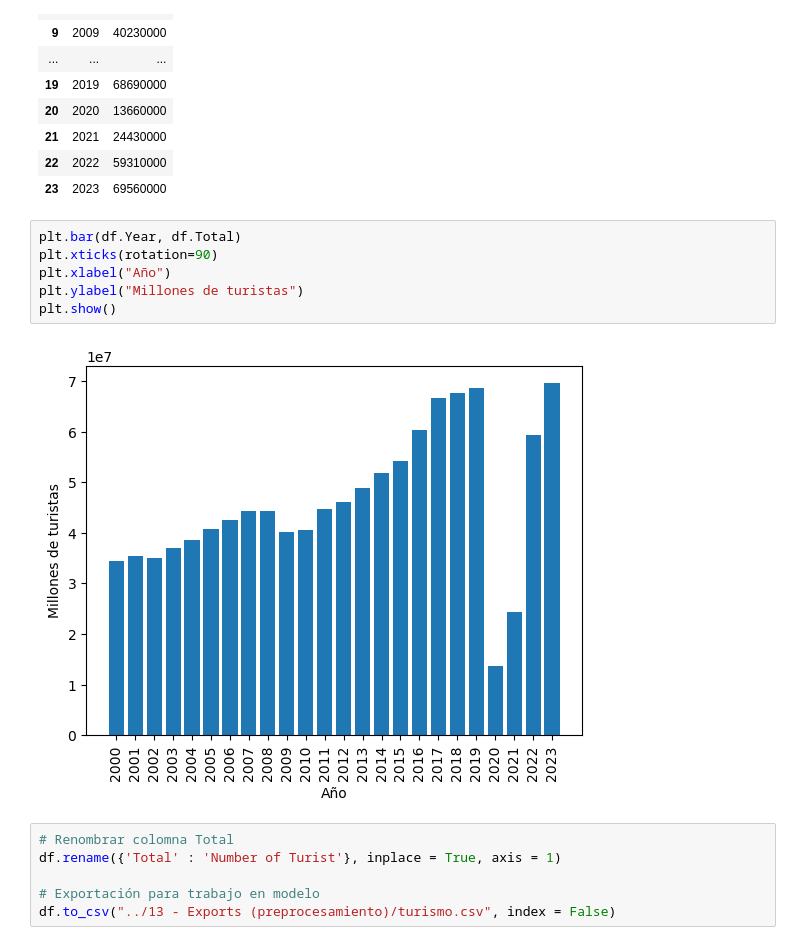
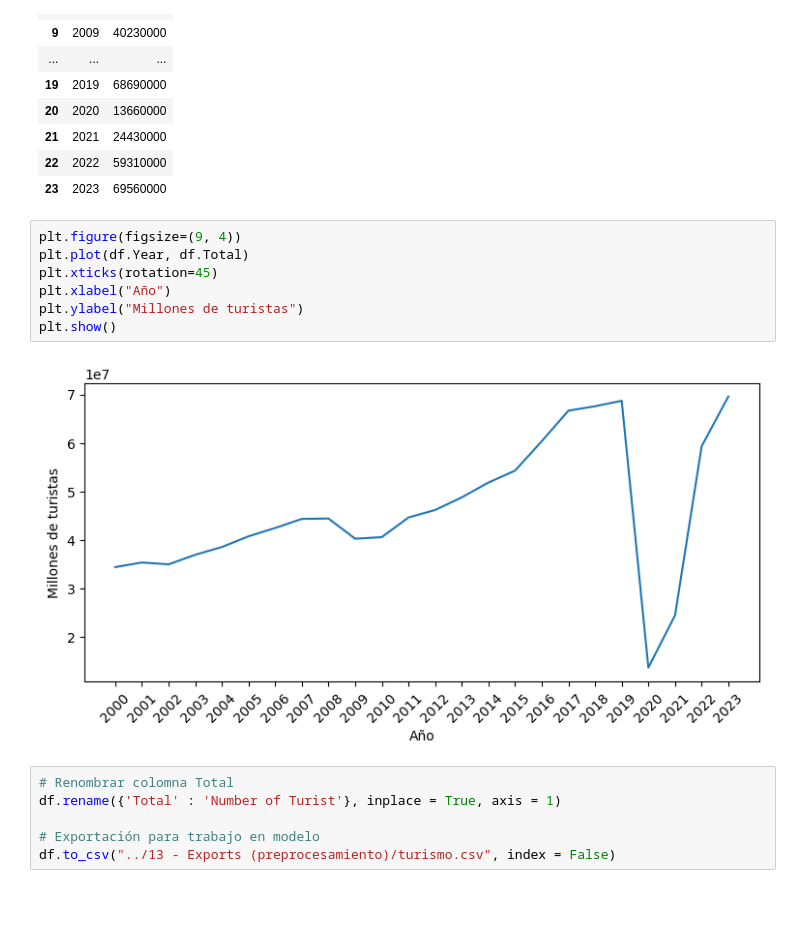
Before and after one commit to ERIDEZ/IFM_TMF, a Jupyter notebook: Notebooks y scripts/Trabajo archivo turistas.ipynb, the cells around one changed output. Drawn from its saved outputs; the diff is of its cells as text; blank space fills up the shorter version.

```diff
--- a/Notebooks y scripts/Trabajo archivo turistas.ipynb
+++ b/Notebooks y scripts/Trabajo archivo turistas.ipynb
@@ -66,13 +66,14 @@ df
 | 22 | 2022 | 59310000 |
 | 23 | 2023 | 69560000 |
 # %%
-plt.bar(df.Year, df.Total)
-plt.xticks(rotation=90)
+plt.figure(figsize=(9, 4))
+plt.plot(df.Year, df.Total)
+plt.xticks(rotation=45)
 plt.xlabel("Año")
 plt.ylabel("Millones de turistas")
 plt.show()
 # %% [output]
-[figure, old version]
+[figure, new version]
 # %%
 # Renombrar colomna Total
 df.rename({'Total' : 'Number of Turist'}, inplace = True, axis = 1)
```
Also changed, not shown: 1 other file.
